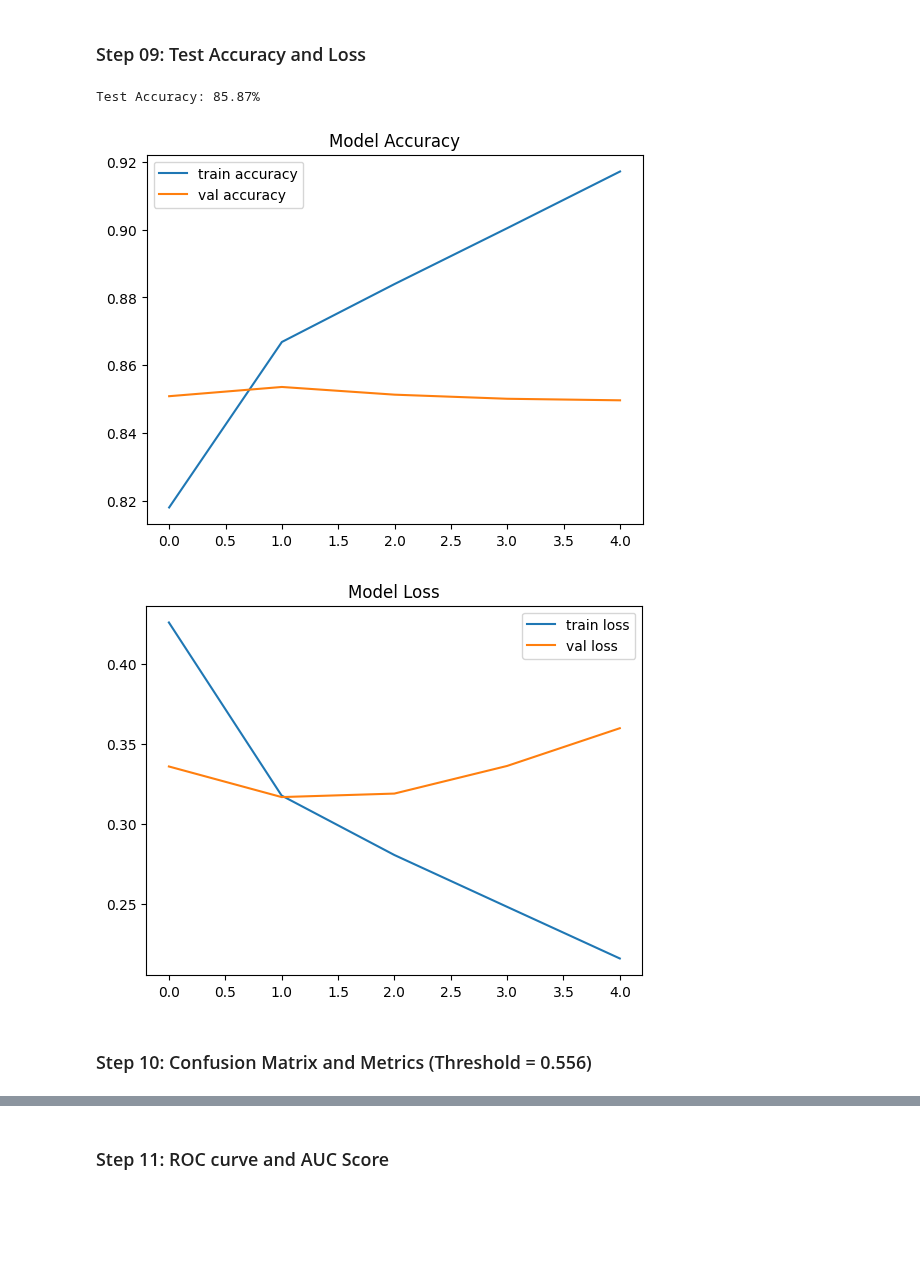
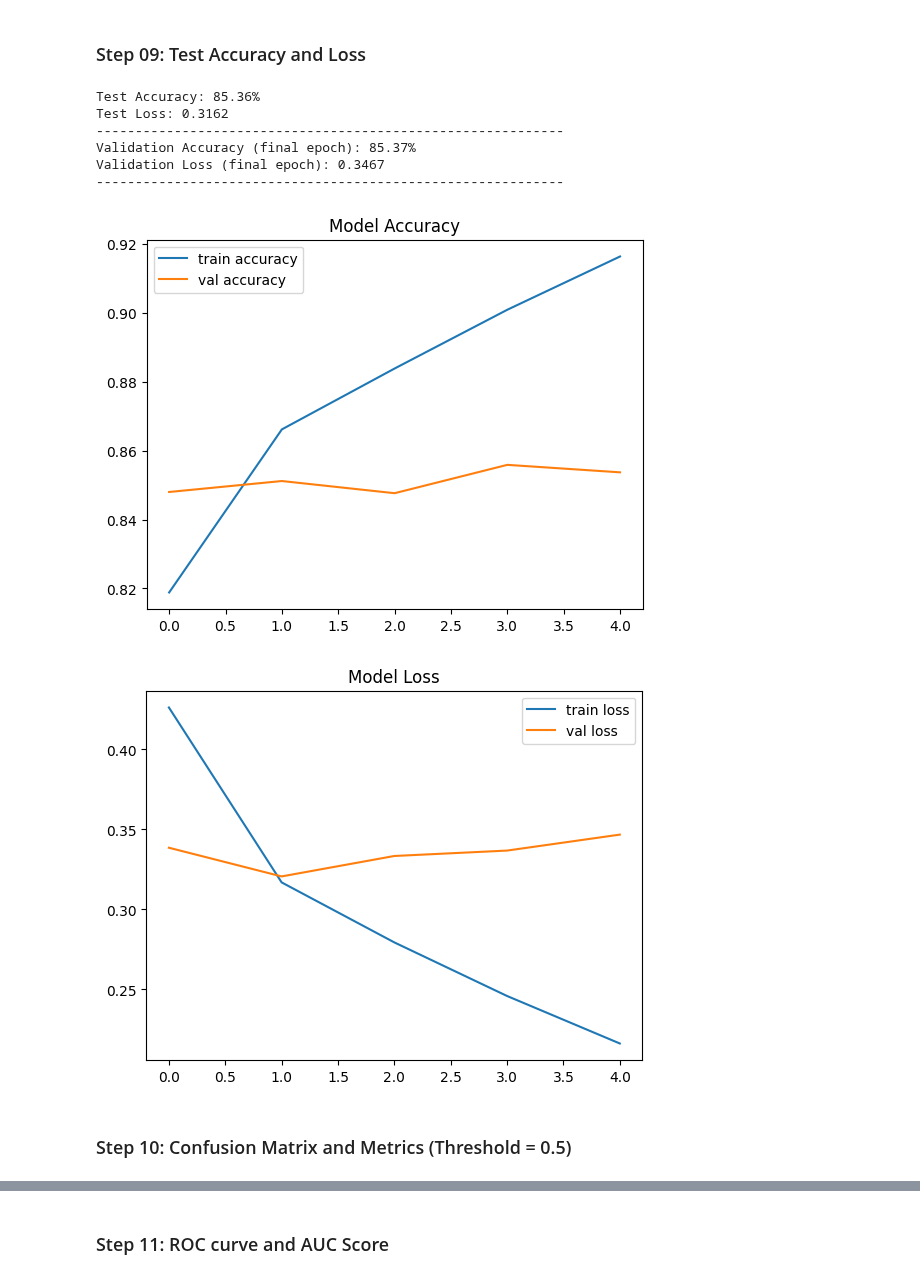
Before and after one commit to LiQuinChing/DL-fakeNewsClassification, a Jupyter notebook: CNN_Round2.ipynb, the cells around one changed output, grey strips where cells are left out. Drawn from its saved outputs; the diff is of its cells as text; code cells hidden in the pictures; blank space fills up the shorter version.

Commit message:
Evaluated using the best threshold

```diff
--- a/CNN_Round2.ipynb
+++ b/CNN_Round2.ipynb
@@ -304,30 +304,44 @@ Probability: 0.446
 # %%
 # Evaluate Model
 import matplotlib.pyplot as plt
 
 loss, acc = model.evaluate(X_test_pad, y_test, verbose=0)
 print(f"Test Accuracy: {acc*100:.2f}%")
+print(f"Test Loss: {loss:.4f}")
+
+print("-" * 60)
+
+# Retrieve final validation loss from training history
+val_loss = history.history['val_loss'][-1]
+val_acc = history.history['val_accuracy'][-1]
+print(f"Validation Accuracy (final epoch): {val_acc*100:.2f}%")
+print(f"Validation Loss (final epoch): {val_loss:.4f}")
 
 print("-" * 60)
 
 # Plot training history
 plt.plot(history.history['accuracy'], label='train accuracy')
 plt.plot(history.history['val_accuracy'], label='val accuracy')
 plt.legend()
 plt.title('Model Accuracy')
 plt.show()
 
 plt.plot(history.history['loss'], label='train loss')
 plt.plot(history.history['val_loss'], label='val loss')
 plt.legend()
 plt.title('Model Loss')
 plt.show()
 # %% [output]
-Test Accuracy: 85.87%
+Test Accuracy: 85.36%
+Test Loss: 0.3162
+------------------------------------------------------------
+Validation Accuracy (final epoch): 85.37%
+Validation Loss (final epoch): 0.3467
+------------------------------------------------------------
-[figure, old version]
+[figure, new version]
-[figure, old version]
+[figure, new version]
 # %% [markdown]
-### Step 10: Confusion Matrix and Metrics (Threshold = 0.556)
+### Step 10: Confusion Matrix and Metrics (Threshold = 0.5)
 # %%
 # Predict on the test set
 y_pred_probs = model.predict(X_test_pad)
```
Also changed, not shown: parts of 8 cells of this notebook.
